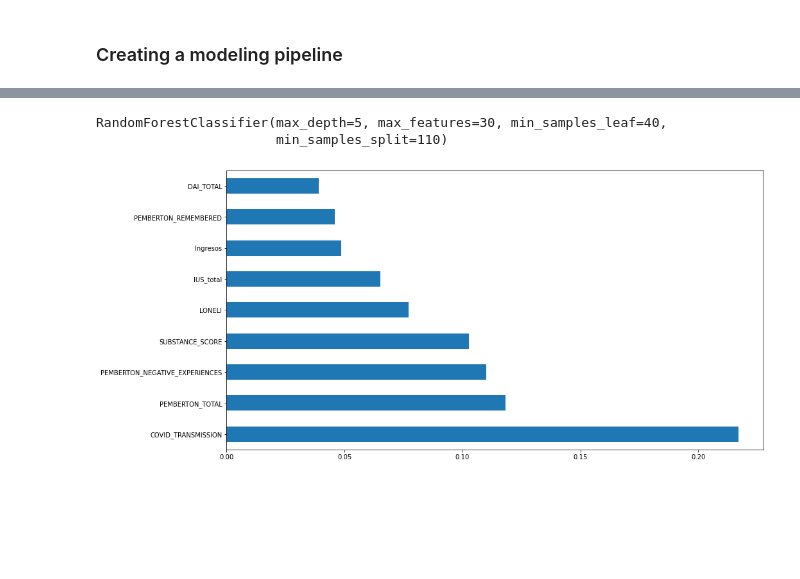
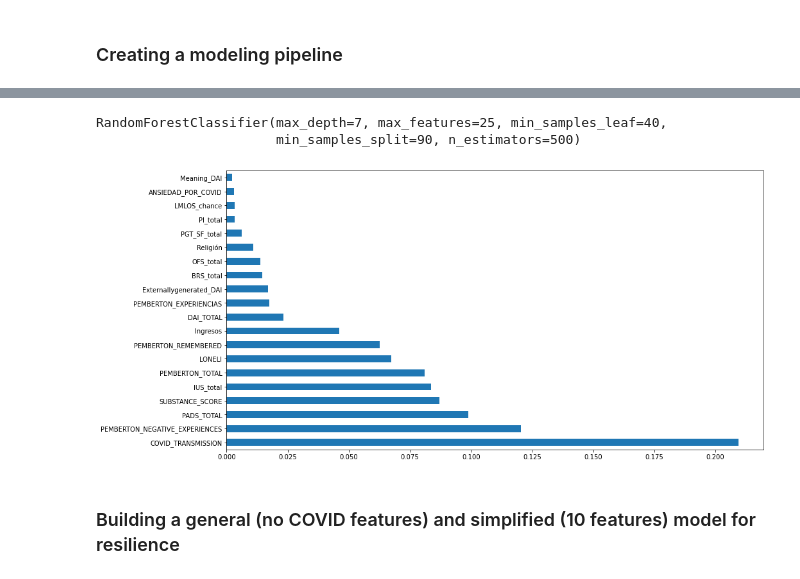
Before and after one commit to IgnacioJdelRey/resilience-study, a Jupyter notebook: 02_modeling.ipynb, the cells around one changed output, grey strips where cells are left out. Drawn from its saved outputs; the diff is of its cells as text; code cells hidden in the pictures; blank space fills up the shorter version.

```diff
--- a/02_modeling.ipynb
+++ b/02_modeling.ipynb
@@ -268,12 +302,12 @@ print(cm)
-# %%
-pipeline.steps[1][1]
-# %% [output]
-RandomForestClassifier(max_depth=5, max_features=30, min_samples_leaf=40,
-                       min_samples_split=110)
+# %%
+pipeline.steps[1][1]
+# %% [output]
+RandomForestClassifier(max_depth=7, max_features=25, min_samples_leaf=40,
+                       min_samples_split=90, n_estimators=500)
 # %%
 columns_importance = pd.Series(pipeline.steps[1][1].feature_importances_, index=features.columns)
 fig = plt.figure(figsize = (15, 8))
-columns_importance.nlargest(9).plot(kind = 'barh');
+columns_importance.nlargest(20).plot(kind = 'barh');
 # %% [output]
-[figure, old version]
+[figure, new version]
 # %%
@@ -282,0 +317,2 @@ columns_importance.nlargest(9).plot(kind = 'barh');
+# %% [markdown]
+### Building a general (no COVID features) and simplified (10 features) model for resilience
```
Also changed, not shown: parts of 13 cells of this notebook, 1 other file.
